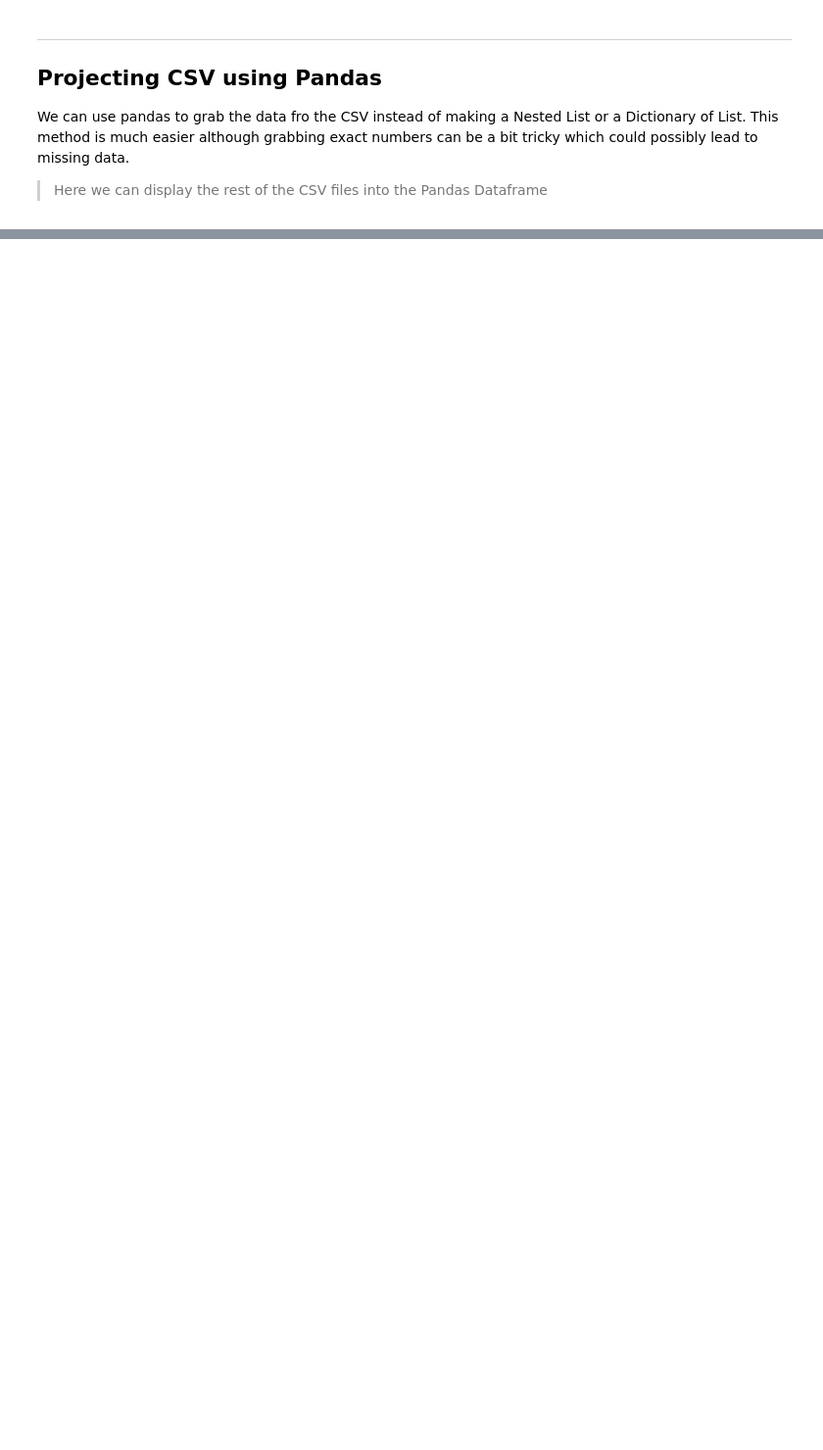
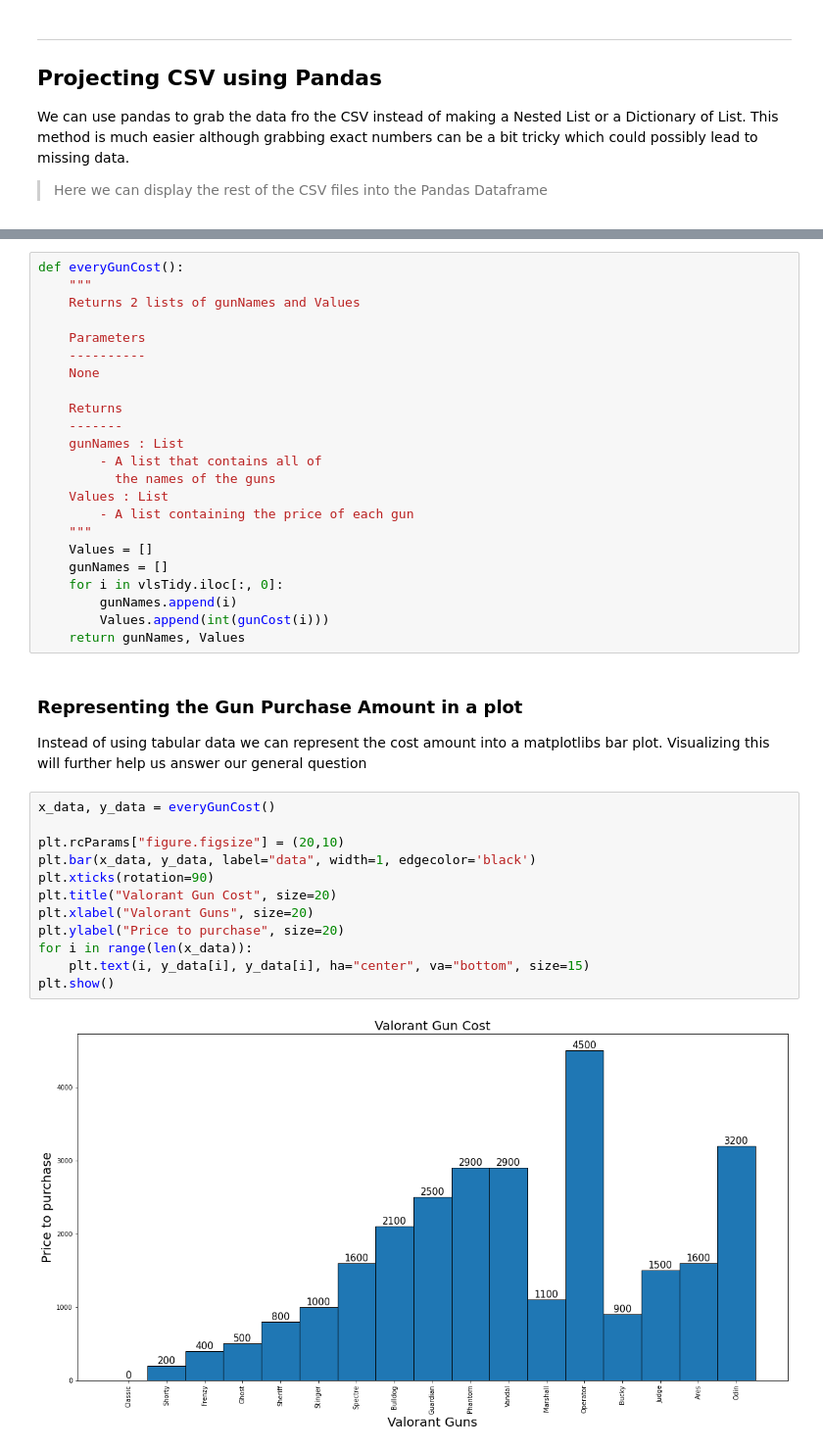
Before and after one commit to Andyreww/Valorant-Data-Cleaner, a Jupyter notebook: Data_Sort.ipynb, the cells around one changed output, grey strips where cells are left out. Shown at 98% size. Saved outputs shown, nothing was run; the diff lists cells and outputs as text; blank space fills up the shorter version.

```diff
--- a/Data_Sort.ipynb
+++ b/Data_Sort.ipynb
@@ -280,0 +1013,41 @@ pdDataFrame3
+# %%
+def everyGunCost():
+    """
+    Returns 2 lists of gunNames and Values
+
+    Parameters
+    ----------
+    None
+
+    Returns
+    -------
+    gunNames : List
+        - A list that contains all of
+          the names of the guns
+    Values : List
+        - A list containing the price of each gun
+    """
+    Values = []
+    gunNames = []
+    for i in vlsTidy.iloc[:, 0]:
+        gunNames.append(i)
+        Values.append(int(gunCost(i)))
+    return gunNames, Values
+# %% [markdown]
+### Representing the Gun Purchase Amount in a plot
+
+Instead of using tabular data we can represent the cost amount into a matplotlibs bar plot. Visualizing this will further help us answer our general question
+# %%
+x_data, y_data = everyGunCost()
+
+plt.rcParams["figure.figsize"] = (20,10)
+plt.bar(x_data, y_data, label="data", width=1, edgecolor='black')
+plt.xticks(rotation=90)
+plt.title("Valorant Gun Cost", size=20)
+plt.xlabel("Valorant Guns", size=20)
+plt.ylabel("Price to purchase", size=20)
+for i in range(len(x_data)):
+    plt.text(i, y_data[i], y_data[i], ha="center", va="bottom", size=15)
+plt.show()
+# %% [output]
+[figure, added]
```
Also changed, not shown: parts of 35 cells of this notebook.
